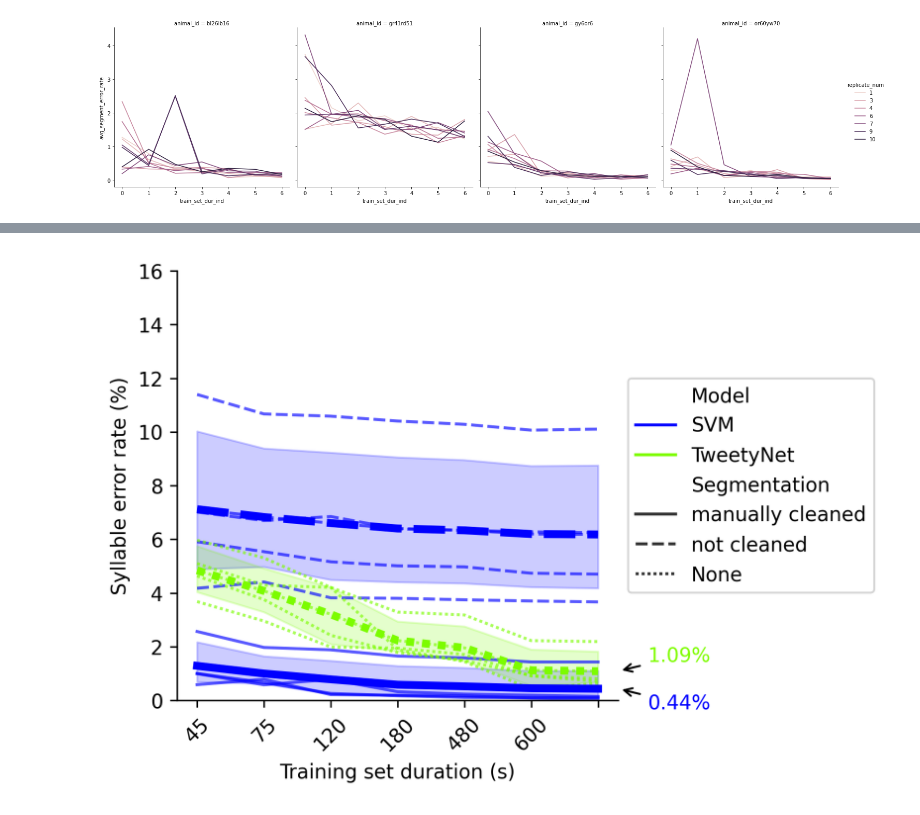
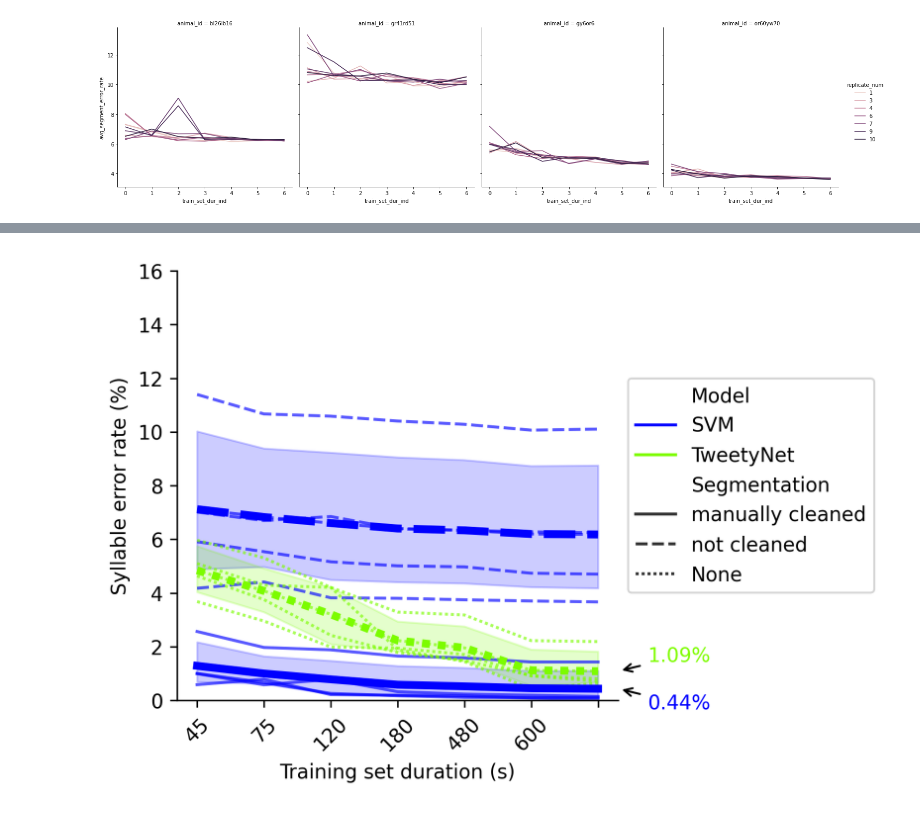
Before and after one commit to yardencsGitHub/tweetynet, a Jupyter notebook: src/scripts/hvc/hvc-figure.ipynb, the cells around one changed output, grey strips where cells are left out. Cells and saved outputs as stored; diff of their text form; code cells hidden in the pictures.

```diff
--- a/src/scripts/hvc/hvc-figure.ipynb
+++ b/src/scripts/hvc/hvc-figure.ipynb
@@ -75,18 +75,18 @@ all_df  # sanity check
 # %%
 data = all_df[
     (all_df.Model == 'SVM') &
-    (all_df.Segmentation == 'manually cleaned')
+    (all_df.Segmentation == 'not-cleaned')
 ]
 g = sns.relplot(
     data=data,
     x='train_set_dur_ind',
     y='avg_segment_error_rate',
     col='animal_id',
     hue='replicate_num',
     kind='line',
 )
 
 # for ax in g.axes.flatten():
 #     ax.set_ylim([0., 20.])
 # %% [output]
-[figure, old version]
+[figure, new version]
```
Also changed, not shown: parts of 4 cells of this notebook.
